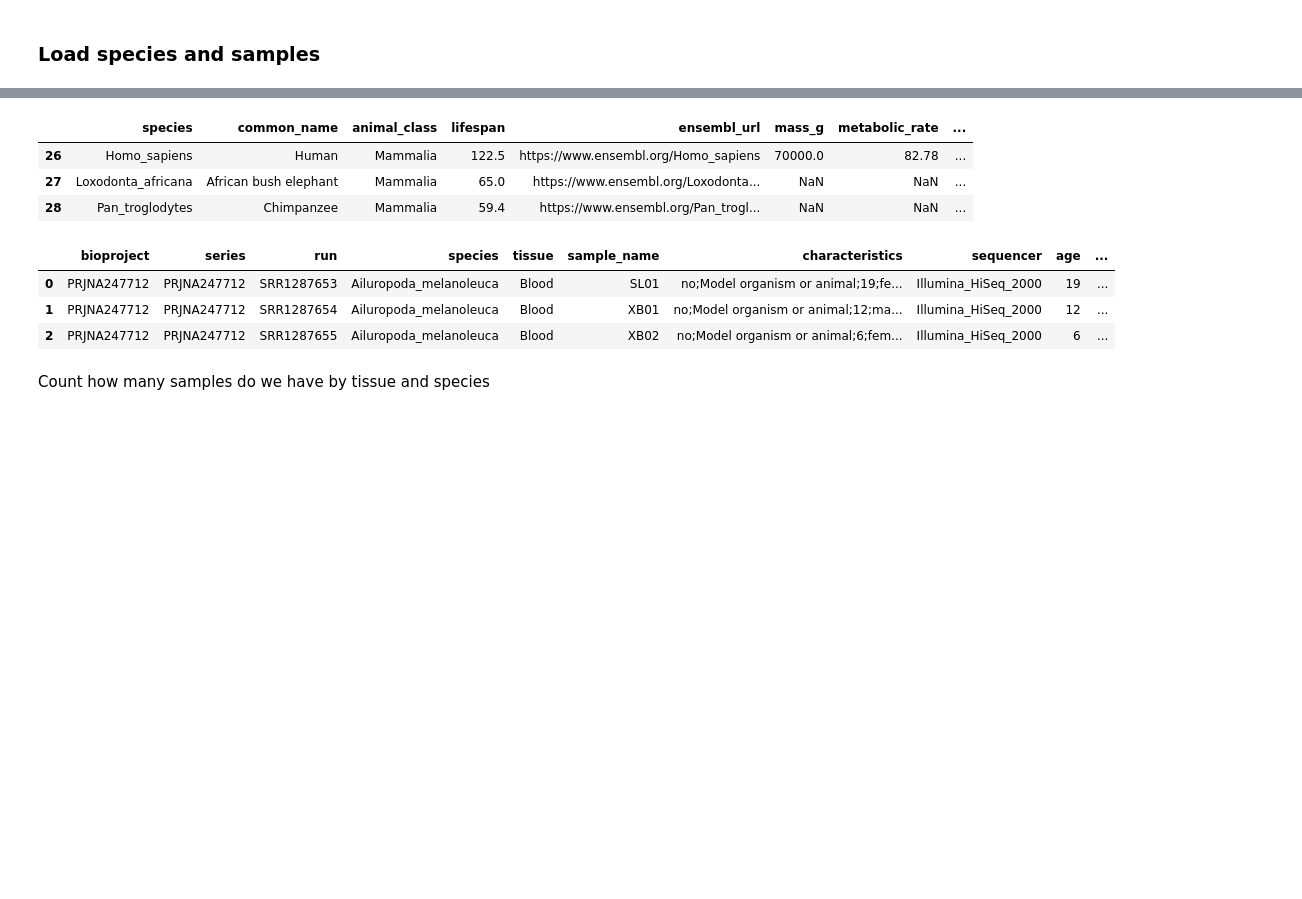
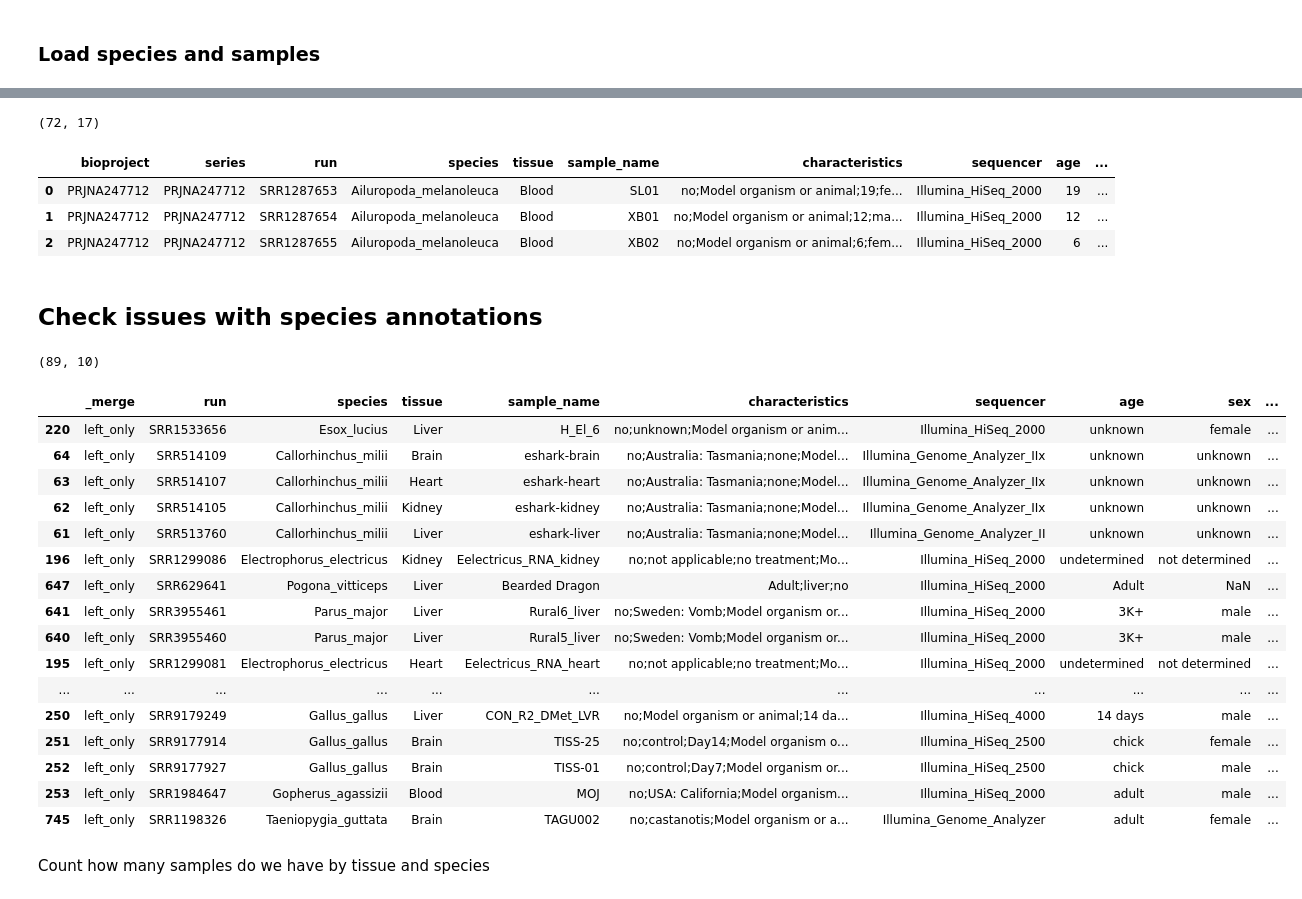
Before and after one commit to antonkulaga/yspecies, a Jupyter notebook: notebooks/1_select_genes_and_species.ipynb, the cells around one changed output, grey strips where cells are left out. Drawn from its saved outputs; the diff is of its cells as text; code cells hidden in the pictures; blank space fills up the shorter version.

```diff
--- a/notebooks/1_select_genes_and_species.ipynb
+++ b/notebooks/1_select_genes_and_species.ipynb
@@ -126,12 +104,9 @@ species.head(3)
-# %%
-selected_species = species[species.animal_class.eq(cl.name)]
-selected_species_upd = selected_species[~selected_species.species.isin(drop_species)]
-selected_species_upd.head(3)
-# %% [output]
-|  | species | common_name | animal_class | lifespan | ensembl_url | mass_g | metabolic_rate | ... |
-| 26 | Homo_sapiens | Human | Mammalia | 122.5 | https://www.ensembl.org/Homo_sapiens | 70000.0 | 82.78 | ... |
-| 27 | Loxodonta_africana | African bush elephant | Mammalia | 65.0 | https://www.ensembl.org/Loxodonta... | NaN | NaN | ... |
-| 28 | Pan_troglodytes | Chimpanzee | Mammalia | 59.4 | https://www.ensembl.org/Pan_trogl... | NaN | NaN | ... |
+# %%
+selected_species = species_in_class[~species_in_class.species.isin(drop_species)]
+"after deleting some species"
+selected_species.shape
+# %% [output]
+(72, 17)
 # %%
 samples = load_table(input_dir / "samples.tsv")
 samples_ext = samples.merge(species, on="species", how="inner")
@@ -142,6 +117,35 @@ selected_samples_ext.head(3)
 | 0 | PRJNA247712 | PRJNA247712 | SRR1287653 | Ailuropoda_melanoleuca | Blood | SL01 | no;Model organism or animal;19;fe... | Illumina_HiSeq_2000 | 19 | ... |
 | 1 | PRJNA247712 | PRJNA247712 | SRR1287654 | Ailuropoda_melanoleuca | Blood | XB01 | no;Model organism or animal;12;ma... | Illumina_HiSeq_2000 | 12 | ... |
 | 2 | PRJNA247712 | PRJNA247712 | SRR1287655 | Ailuropoda_melanoleuca | Blood | XB02 | no;Model organism or animal;6;fem... | Illumina_HiSeq_2000 | 6 | ... |
+# %% [markdown]
+Check issues with species annotations
+-------------------------------------
+# %%
+samples_anti = samples.merge(species_in_class, on="species", how='outer', indicator=True)
+samples_species = samples_anti[['_merge','run', 'species', 'tissue', 'sample_name',
+       'characteristics', 'sequencer', 'age', 'sex',"species"]].sort_values(by="_merge")
+need_annotation = samples_species[samples_species["_merge"]=="left_only"]
+print(need_annotation.shape)
+need_annotation
+# %% [output]
+(89, 10)
+|  | _merge | run | species | tissue | sample_name | characteristics | sequencer | age | sex | ... |
+| 220 | left_only | SRR1533656 | Esox_lucius | Liver | H_El_6 | no;unknown;Model organism or anim... | Illumina_HiSeq_2000 | unknown | female | ... |
+| 64 | left_only | SRR514109 | Callorhinchus_milii | Brain | eshark-brain | no;Australia: Tasmania;none;Model... | Illumina_Genome_Analyzer_IIx | unknown | unknown | ... |
+| 63 | left_only | SRR514107 | Callorhinchus_milii | Heart | eshark-heart | no;Australia: Tasmania;none;Model... | Illumina_Genome_Analyzer_IIx | unknown | unknown | ... |
+| 62 | left_only | SRR514105 | Callorhinchus_milii | Kidney | eshark-kidney | no;Australia: Tasmania;none;Model... | Illumina_Genome_Analyzer_IIx | unknown | unknown | ... |
+| 61 | left_only | SRR513760 | Callorhinchus_milii | Liver | eshark-liver | no;Australia: Tasmania;none;Model... | Illumina_Genome_Analyzer_II | unknown | unknown | ... |
+| 196 | left_only | SRR1299086 | Electrophorus_electricus | Kidney | Eelectricus_RNA_kidney | no;not applicable;no treatment;Mo... | Illumina_HiSeq_2000 | undetermined | not determined | ... |
+| 647 | left_only | SRR629641 | Pogona_vitticeps | Liver | Bearded Dragon | Adult;liver;no | Illumina_HiSeq_2000 | Adult | NaN | ... |
+| 641 | left_only | SRR3955461 | Parus_major | Liver | Rural6_liver | no;Sweden: Vomb;Model organism or... | Illumina_HiSeq_2000 | 3K+ | male | ... |
+| 640 | left_only | SRR3955460 | Parus_major | Liver | Rural5_liver | no;Sweden: Vomb;Model organism or... | Illumina_HiSeq_2000 | 3K+ | male | ... |
+| 195 | left_only | SRR1299081 | Electrophorus_electricus | Heart | Eelectricus_RNA_heart | no;not applicable;no treatment;Mo... | Illumina_HiSeq_2000 | undetermined | not determined | ... |
+| ... | ... | ... | ... | ... | ... | ... | ... | ... | ... | ... |
+| 250 | left_only | SRR9179249 | Gallus_gallus | Liver | CON_R2_DMet_LVR | no;Model organism or animal;14 da... | Illumina_HiSeq_4000 | 14 days | male | ... |
+| 251 | left_only | SRR9177914 | Gallus_gallus | Brain | TISS-25 | no;control;Day14;Model organism o... | Illumina_HiSeq_2500 | chick | female | ... |
+| 252 | left_only | SRR9177927 | Gallus_gallus | Brain | TISS-01 | no;control;Day7;Model organism or... | Illumina_HiSeq_2500 | chick | male | ... |
+| 253 | left_only | SRR1984647 | Gopherus_agassizii | Blood | MOJ | no;USA: California;Model organism... | Illumina_HiSeq_2000 | adult | male | ... |
+| 745 | left_only | SRR1198326 | Taeniopygia_guttata | Brain | TAGU002 | no;castanotis;Model organism or a... | Illumina_Genome_Analyzer | adult | female | ... |
 # %% [markdown]
 Count how many samples do we have by tissue and species
 # %%
```
Also changed, not shown: parts of 17 cells of this notebook, 18 other files.
